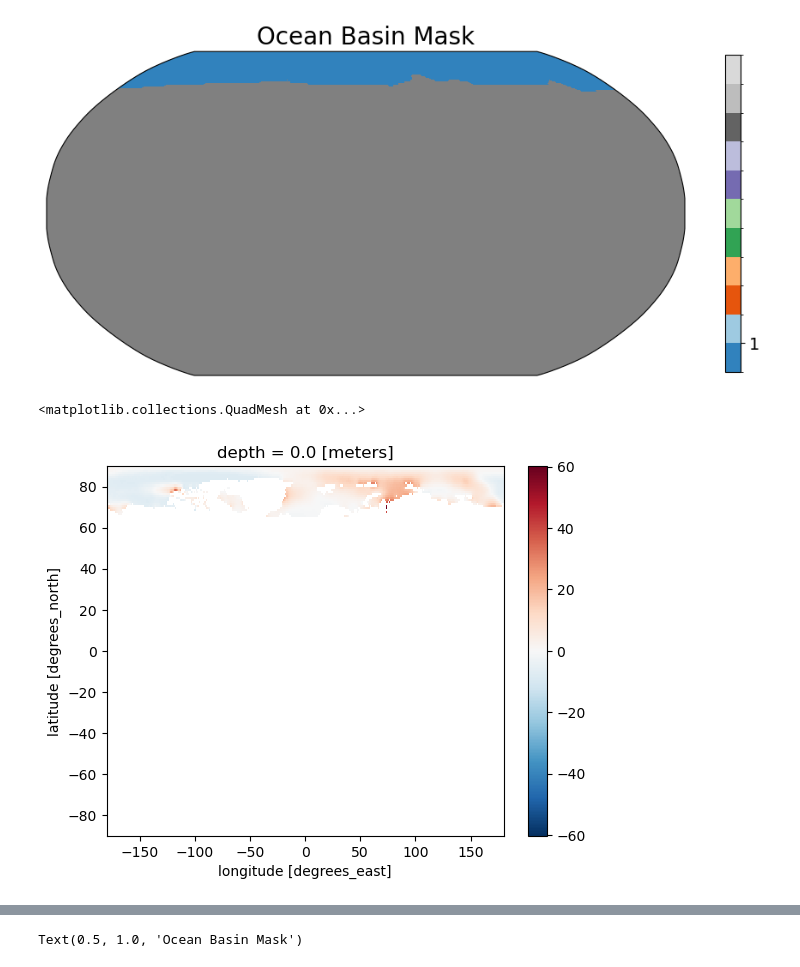
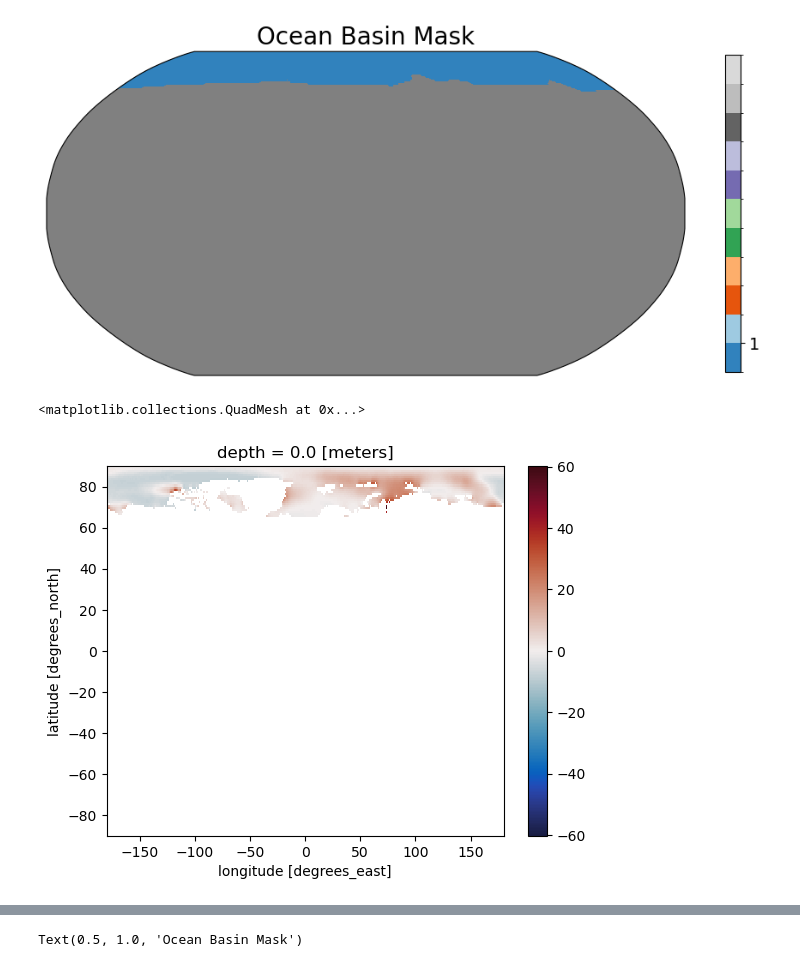
Before and after one commit to EES-3506-5506/EES3506_5506_Fall2023_Final_Project_G4_Hartman, a Jupyter notebook: notebooks/Final_Historical.ipynb, the cells around one changed output, grey strips where cells are left out. Cells and saved outputs as stored; diff of their text form; code cells hidden in the pictures.

Commit message:
arctic analysis

```diff
--- a/notebooks/Final_Historical.ipynb
+++ b/notebooks/Final_Historical.ipynb
@@ -60,5 +52,5 @@ woa18_aou_arctic = woa18_aou*arcticocean
 # %%
-woa18_aou_arctic.isel(depth=0).plot()
+woa18_aou_arctic.isel(depth=0).plot(cmap=cmocean.cm.balance)
 # %% [output]
 <matplotlib.collections.QuadMesh at 0x...>
-[figure, old version]
+[figure, new version]
```
Also changed, not shown: parts of 9 cells of this notebook.
